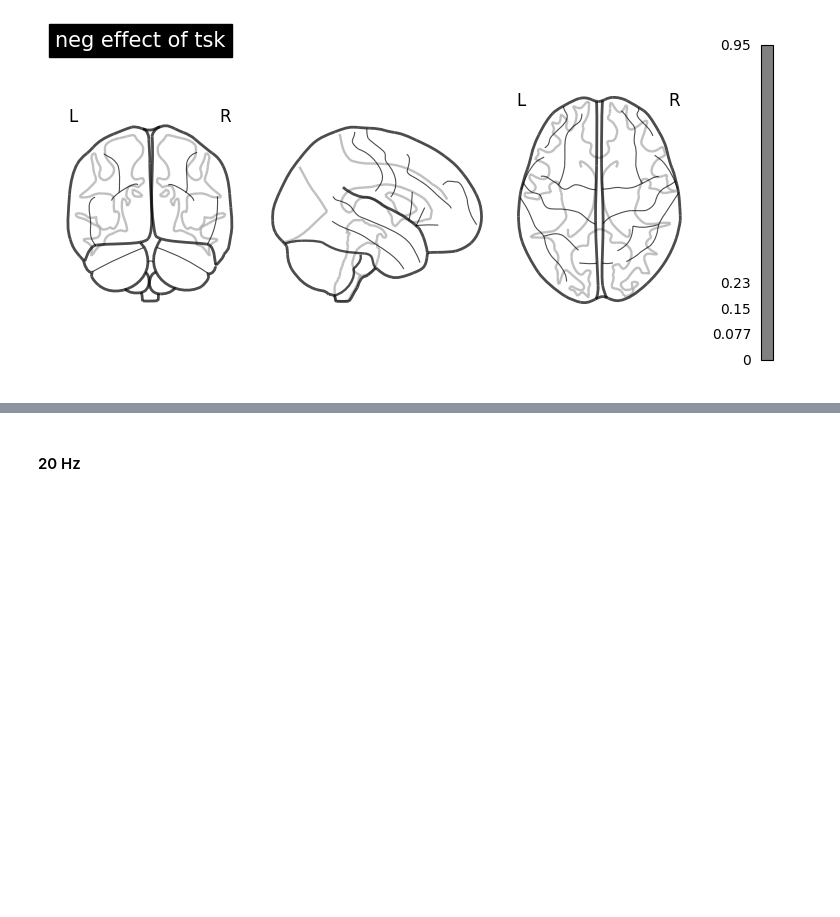
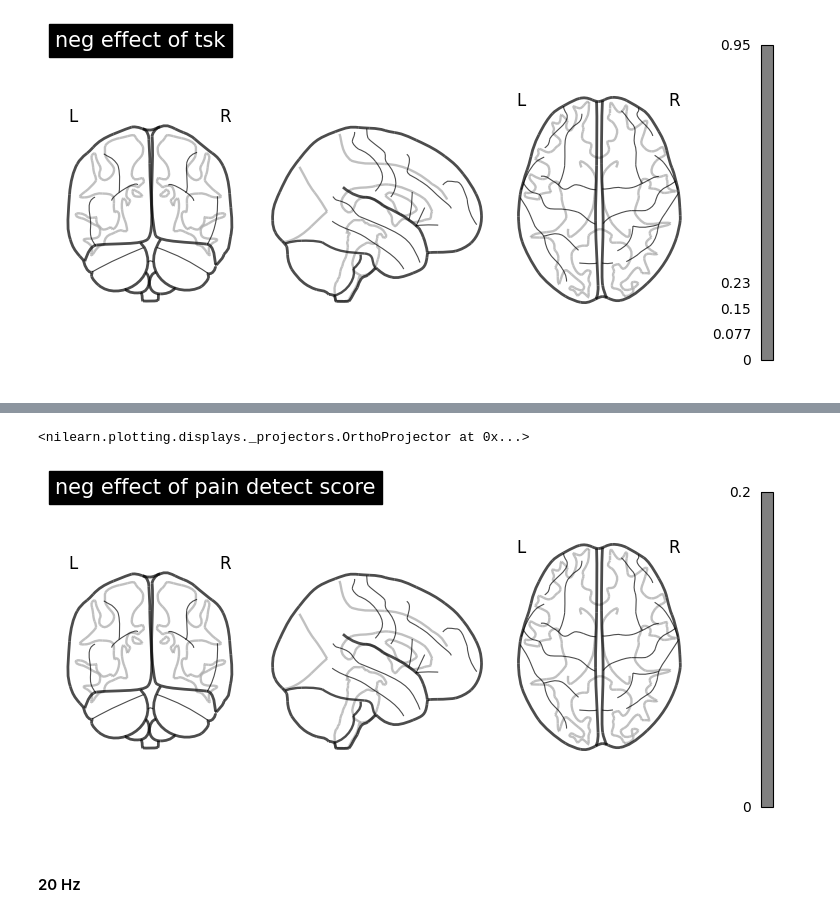
Before and after one commit to MoniDoerig/RSA, a Jupyter notebook: Randomise_RSA.ipynb, the cells around one changed output, grey strips where cells are left out. Cells and saved outputs as stored; diff of their text form; code cells hidden in the pictures; blank space fills up the shorter version.

```diff
--- a/Randomise_RSA.ipynb
+++ b/Randomise_RSA.ipynb
@@ -332,3 +335,9 @@ plotting.plot_glass_brain(neg_tsk_80, title="neg effect of tsk", threshold=0.95,
+# %%
+plotting.plot_glass_brain(neg_paindetect_80, title="neg effect of pain detect score",
+                          threshold=0.95, colorbar=True)
+# %% [output]
+<nilearn.plotting.displays._projectors.OrthoProjector at 0x...>
+[figure, added]
 # %% [markdown]
 #### 20 Hz
 # %%
```
Also changed, not shown: parts of 8 cells of this notebook.
